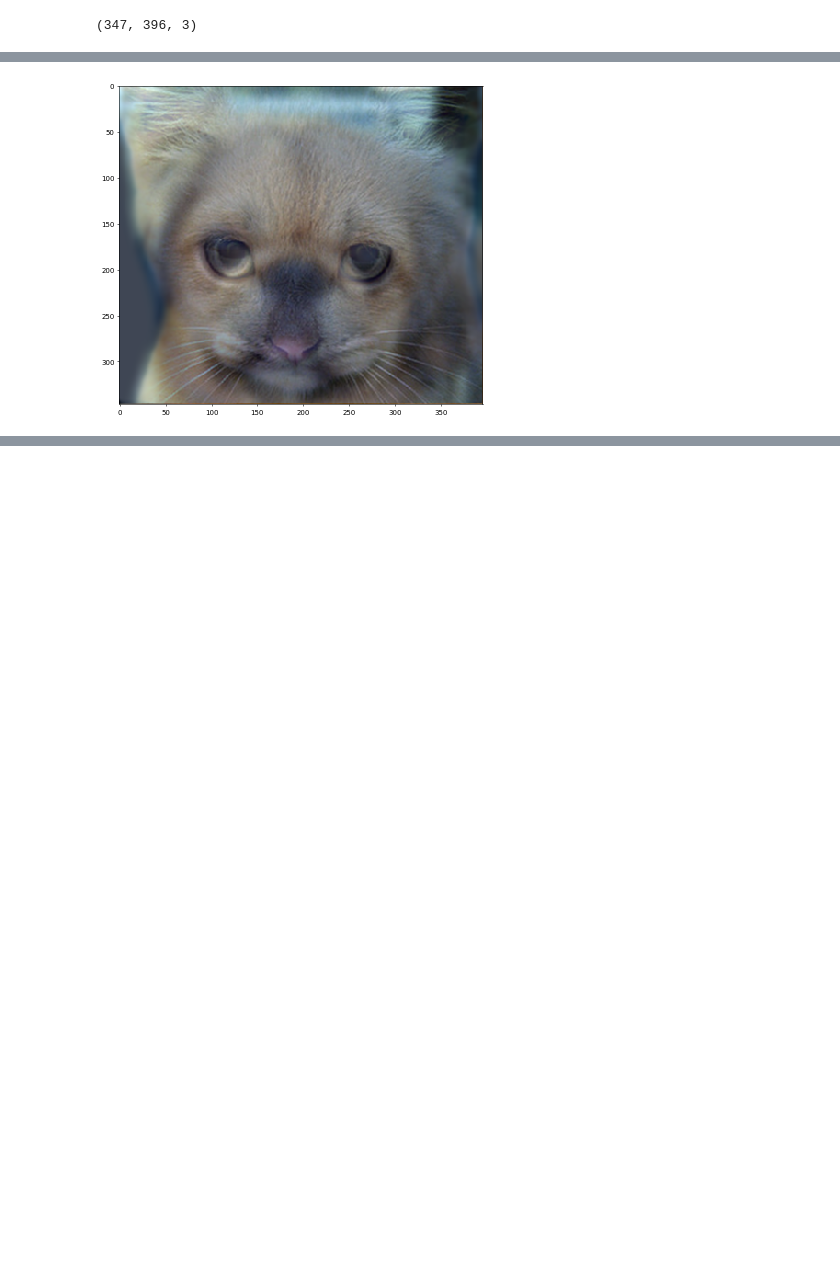
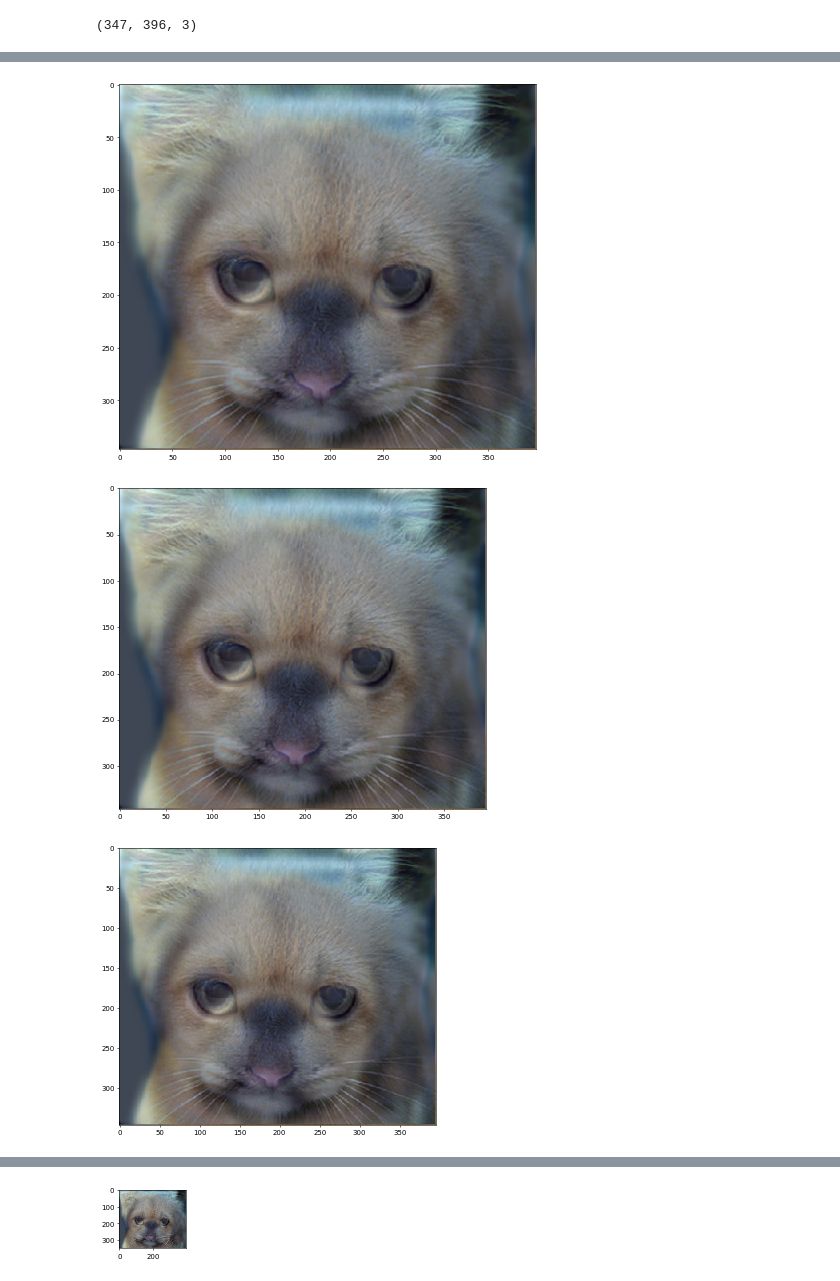
Before and after one commit to Sharath-Ramachandran/DeepLearningAssignments, a Jupyter notebook: Assignment1/Question4.ipynb, the cells around one changed output, grey strips where cells are left out. Cells and saved outputs as stored; diff of their text form; code cells hidden in the pictures; blank space fills up the shorter version.

Commit message:
changed the image sizes in Q4

```diff
--- a/Assignment1/Question4.ipynb
+++ b/Assignment1/Question4.ipynb
@@ -131,13 +121,17 @@ plt.imshow(result)
-# %%
-import matplotlib.pyplot as plt
-width_in_inches = 8
-height_in_inches = 8
-dots_per_inch = 50
-
-plt.figure(
-   figsize=(width_in_inches, height_in_inches),
-   dpi=dots_per_inch)
-plt.imshow(result)
-plt.tight_layout()
-# %% [output]
-[figure, removed]
+# %%
+def plotVariousSizes(result,w=2,h=2,dpi=50):
+    width=w
+    height = h
+    dots_per_inch = dpi
+    plt.figure(
+       figsize=(width,height),
+       dpi=dots_per_inch)
+    plt.imshow(result)
+    plt.tight_layout()
+# %%
+for i in range(9,0,-1):
+    plotVariousSizes(result,i,i)
+# %% [output]
+[figure, added]
+[figure, added]
+[figure, added]
@@ -143,0 +142 @@ plt.tight_layout()
+[figure, added]
```
Also changed, not shown: parts of 9 cells of this notebook.
